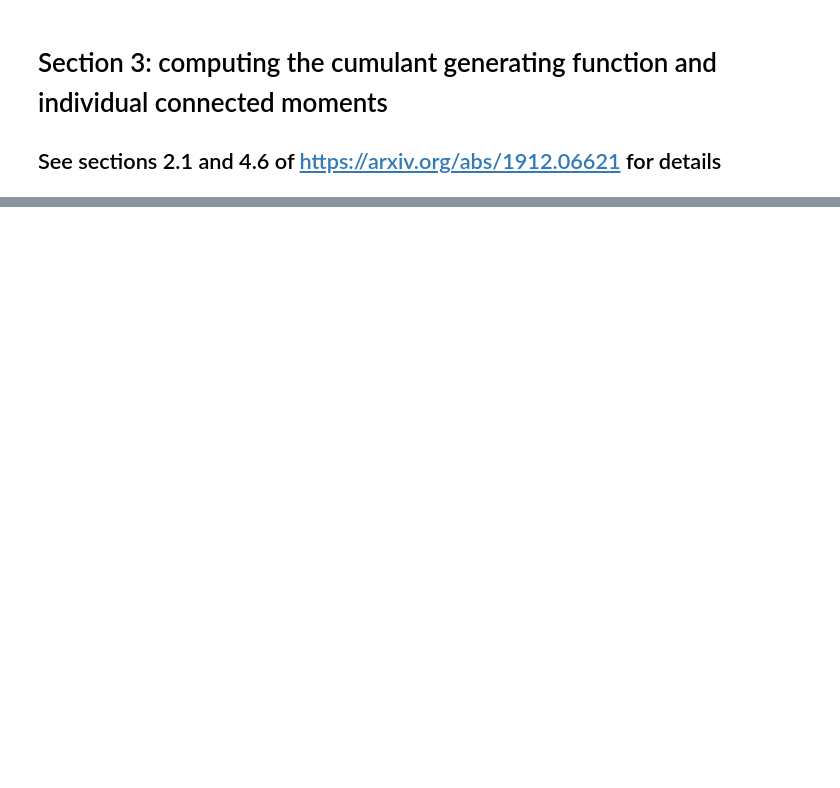
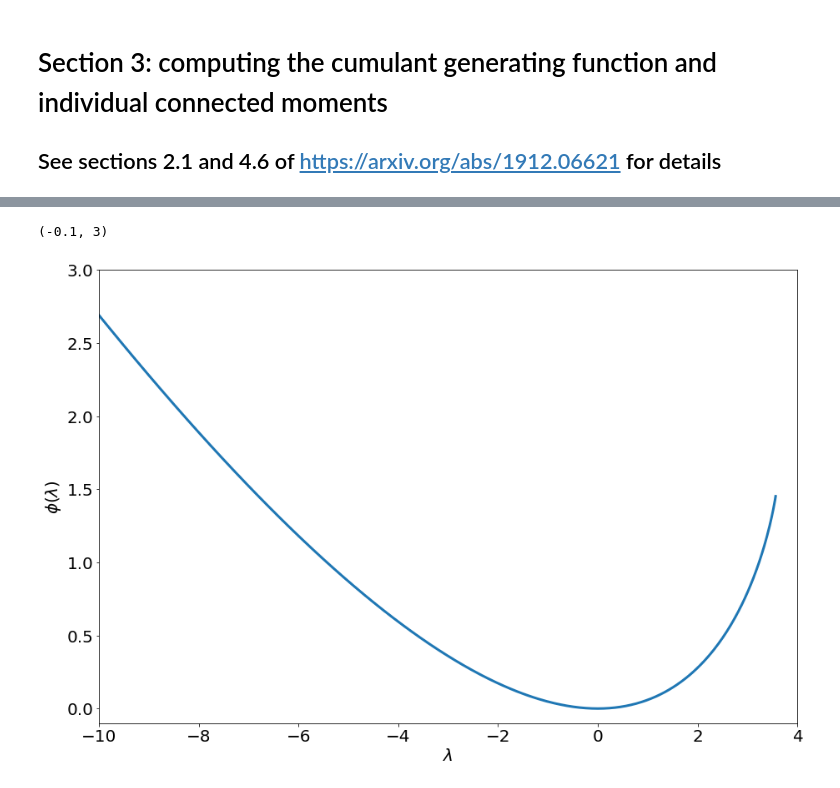
Before and after one commit to OliverFHD/CosMomentum, a Jupyter notebook: compute_PDF_and_CGF.ipynb, the cells around one changed output, grey strips where cells are left out. Saved outputs shown, nothing was run; the diff lists cells and outputs as text; code cells hidden in the pictures; blank space fills up the shorter version.

```diff
--- a/compute_PDF_and_CGF.ipynb
+++ b/compute_PDF_and_CGF.ipynb
@@ -448,0 +592,12 @@ print np.sum(P_of_N_values_sample_4)
+# %%
+plt.figure(figsize=(15, 10))
+plt.plot(lambda_values[indeces], phi_values[indeces], linewidth=3)
+plt.xlabel("$\lambda$", size=20)
+plt.ylabel("$\phi(\lambda)$", size=20)
+plt.xticks(size=20)
+plt.yticks(size=20)
+plt.xlim(-10,4)
+plt.ylim(-0.1,3)
+# %% [output]
+(-0.1, 3)
+[figure, added]
```
Also changed, not shown: parts of 25 cells of this notebook, 13 other files.
